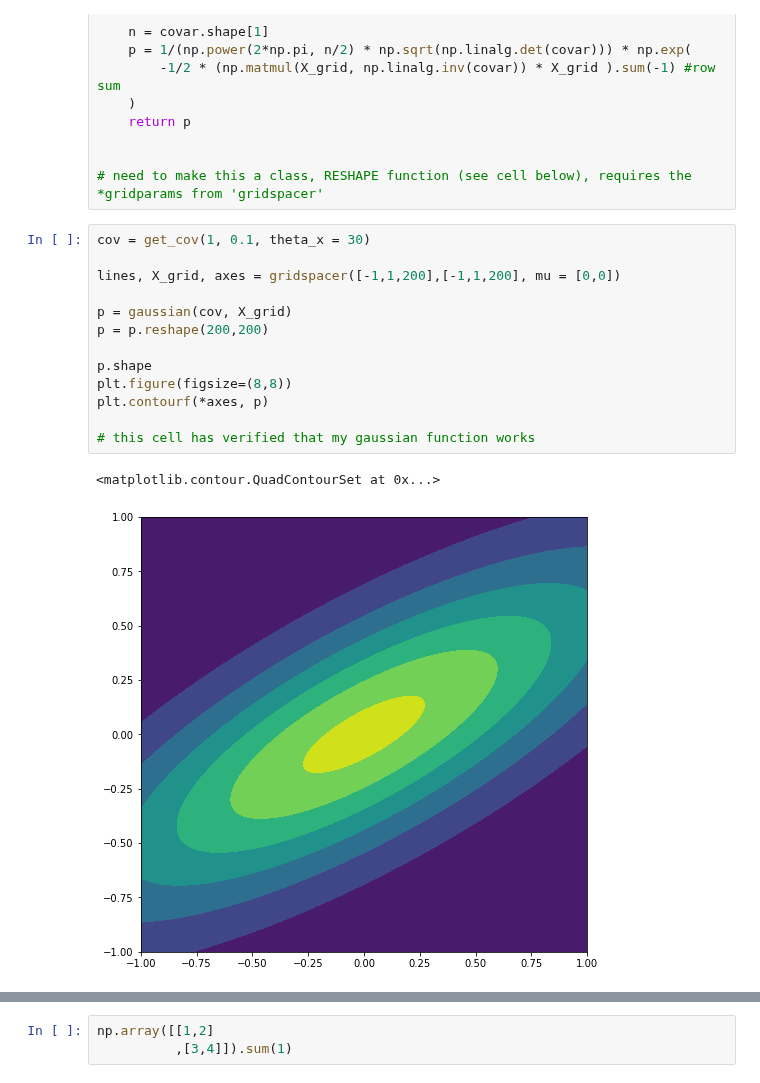
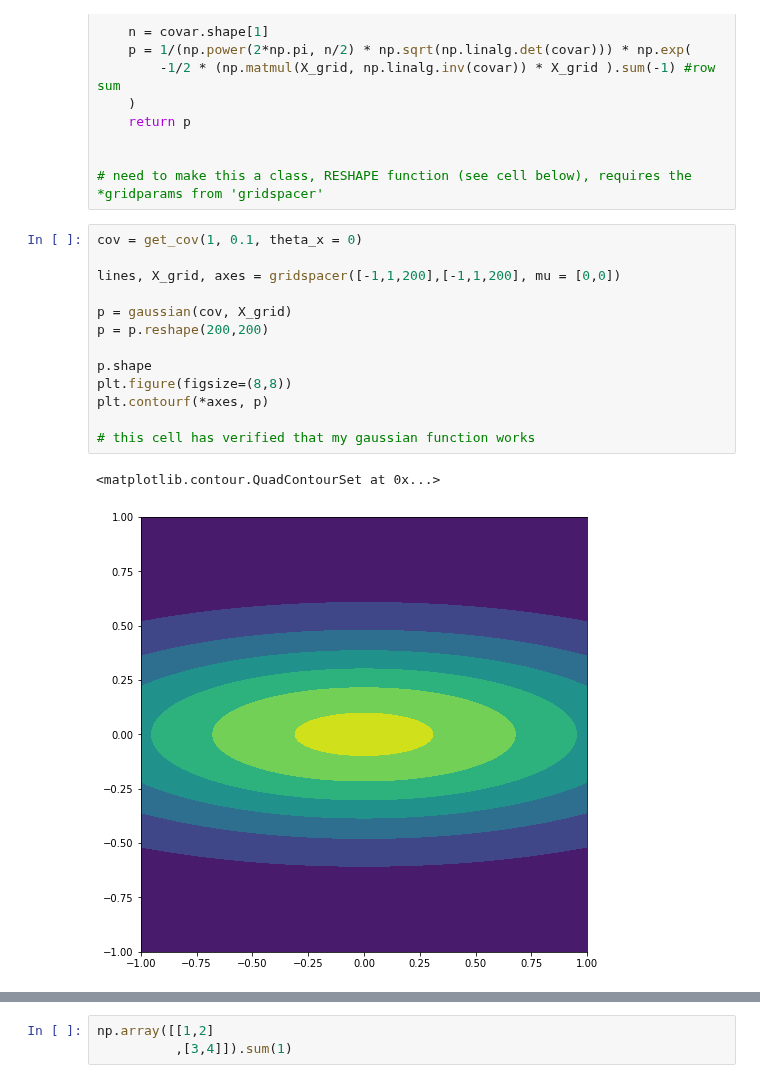
Before and after one commit to namiyousef/Intro_to_ML, a Jupyter notebook: Extra_Work/Tutorial1_Extension.ipynb, the cells around one changed output, grey strips where cells are left out. Drawn from its saved outputs; the diff is of its cells as text.

```diff
--- a/Extra_Work/Tutorial1_Extension.ipynb
+++ b/Extra_Work/Tutorial1_Extension.ipynb
@@ -328,19 +328,19 @@ def gaussian(covar, X_grid):
 
 # need to make this a class, RESHAPE function (see cell below), requires the *gridparams from 'gridspacer'
 # %%
-cov = get_cov(1, 0.1, theta_x = 30)
+cov = get_cov(1, 0.1, theta_x = 0)
 
 lines, X_grid, axes = gridspacer([-1,1,200],[-1,1,200], mu = [0,0])
 
 p = gaussian(cov, X_grid)
 p = p.reshape(200,200)
 
 p.shape
 plt.figure(figsize=(8,8))
 plt.contourf(*axes, p)
 
 # this cell has verified that my gaussian function works
 # %% [output]
 <matplotlib.contour.QuadContourSet at 0x...>
-[figure, old version]
+[figure, new version]
 # %%
```
Also changed, not shown: parts of 1 cell of this notebook.
